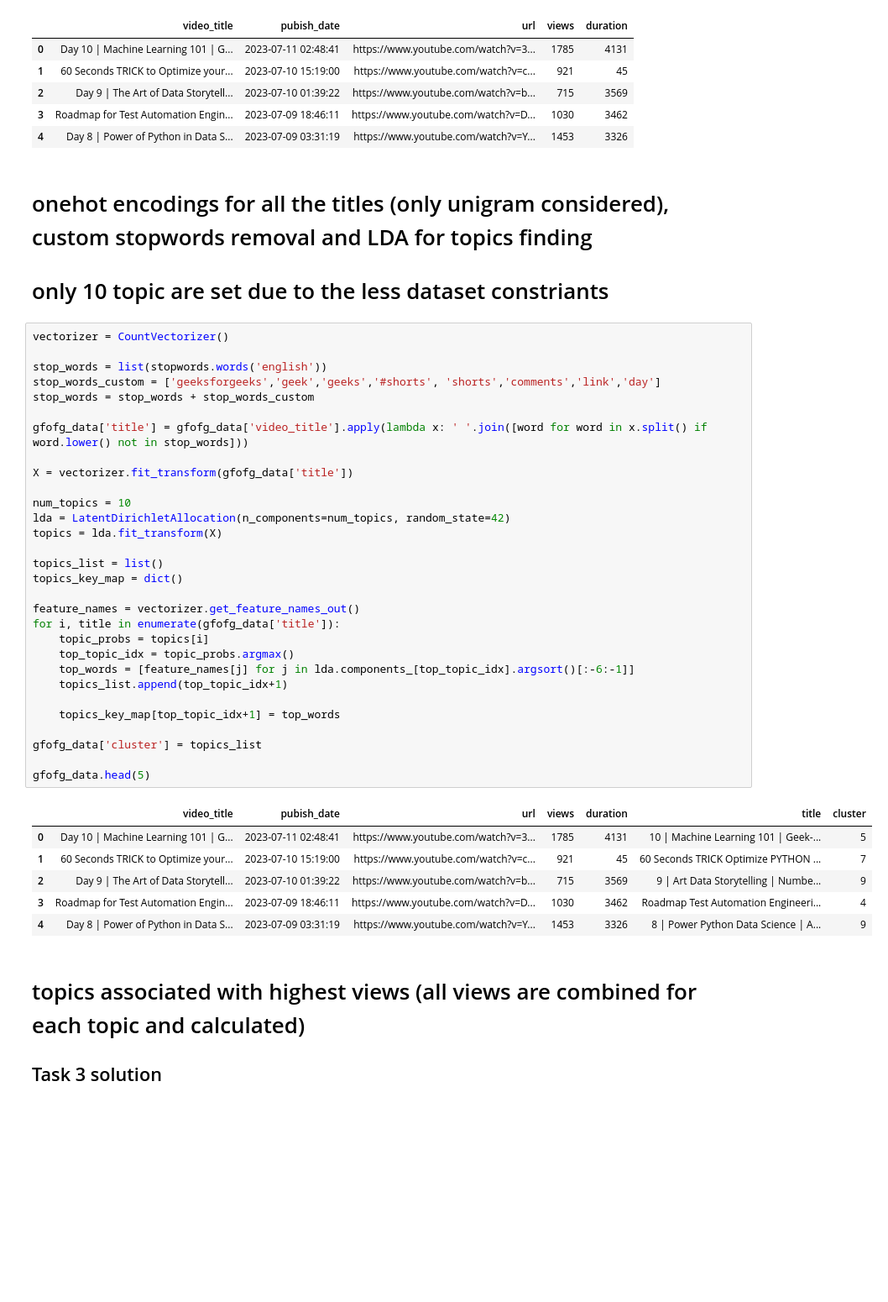
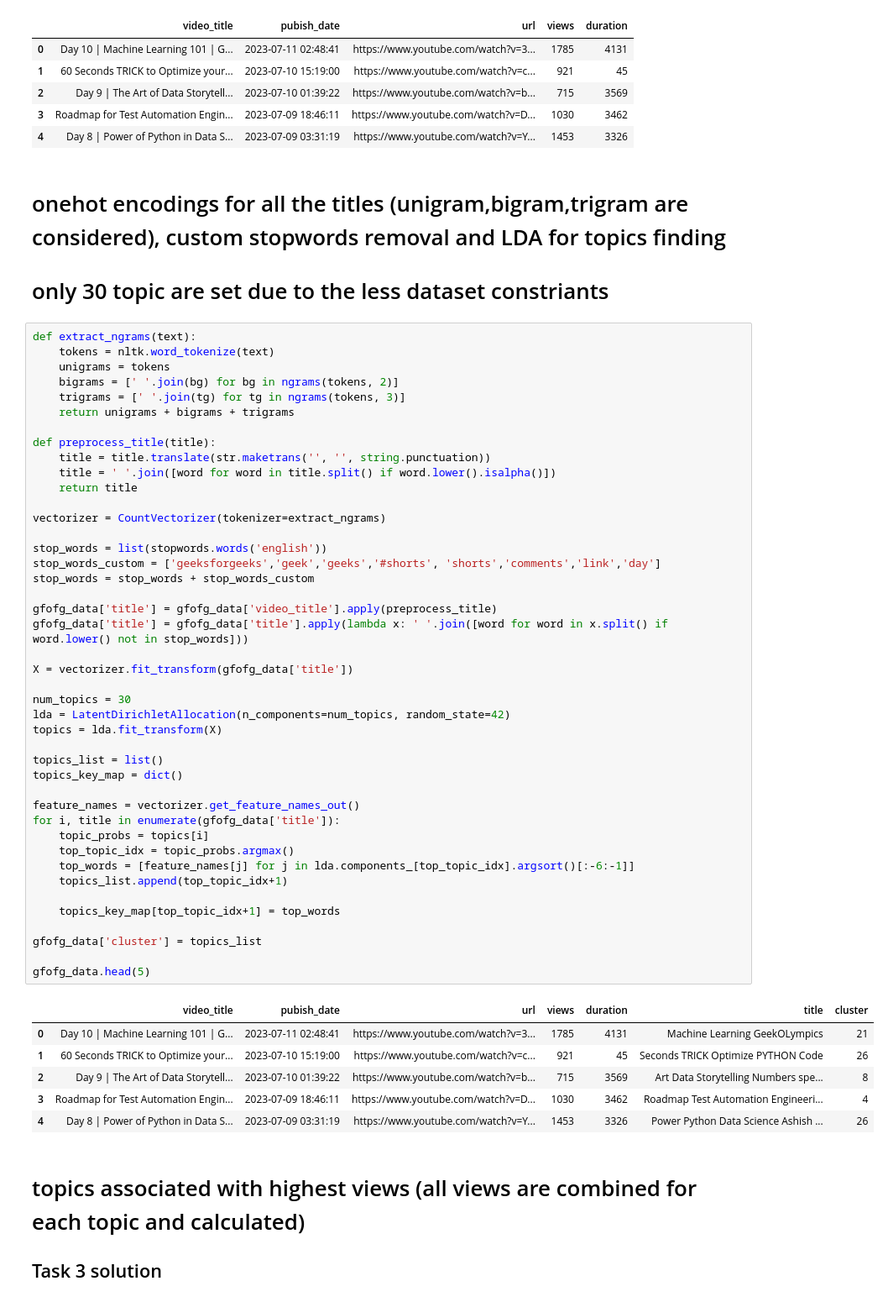
Before and after one commit to yasat/GeeksForGeeksHackthon_submission_2023, a Jupyter notebook: problem_2_geeksforgeeks_youtube.ipynb, the cells around one changed output. Shown: that part at 84% size. Saved outputs shown, nothing was run; the diff lists cells and outputs as text; blank space fills up the shorter version.

```diff
--- a/problem_2_geeksforgeeks_youtube.ipynb
+++ b/problem_2_geeksforgeeks_youtube.ipynb
@@ -136,46 +138,59 @@ gfofg_data.head()
 | 3 | Roadmap for Test Automation Engin... | 2023-07-09 18:46:11 | https://www.youtube.com/watch?v=D... | 1030 | 3462 |
 | 4 | Day 8 | Power of Python in Data S... | 2023-07-09 03:31:19 | https://www.youtube.com/watch?v=Y... | 1453 | 3326 |
 # %% [markdown]
-# onehot encodings for all the titles (only unigram considered), custom stopwords removal and LDA for topics finding
+# onehot encodings for all the titles (unigram,bigram,trigram are considered), custom stopwords removal and LDA for topics finding
 
-# only 10 topic are set due to the less dataset constriants
+# only 30 topic are set due to the less dataset constriants
 # %%
-vectorizer = CountVectorizer()
+def extract_ngrams(text):
+    tokens = nltk.word_tokenize(text)
+    unigrams = tokens
+    bigrams = [' '.join(bg) for bg in ngrams(tokens, 2)]
+    trigrams = [' '.join(tg) for tg in ngrams(tokens, 3)]
+    return unigrams + bigrams + trigrams
+
+def preprocess_title(title):
+    title = title.translate(str.maketrans('', '', string.punctuation))
+    title = ' '.join([word for word in title.split() if word.lower().isalpha()])
+    return title
+
+vectorizer = CountVectorizer(tokenizer=extract_ngrams)
 
 stop_words = list(stopwords.words('english'))
 stop_words_custom = ['geeksforgeeks','geek','geeks','#shorts', 'shorts','comments','link','day']
 stop_words = stop_words + stop_words_custom
 
-gfofg_data['title'] = gfofg_data['video_title'].apply(lambda x: ' '.join([word for word in x.split() if word.lower() not in stop_words]))
+gfofg_data['title'] = gfofg_data['video_title'].apply(preprocess_title)
+gfofg_data['title'] = gfofg_data['title'].apply(lambda x: ' '.join([word for word in x.split() if word.lower() not in stop_words]))
 
 X = vectorizer.fit_transform(gfofg_data['title'])
 
-num_topics = 10
+num_topics = 30
 lda = LatentDirichletAllocation(n_components=num_topics, random_state=42)
 topics = lda.fit_transform(X)
 
 topics_list = list()
 topics_key_map = dict()
 
 feature_names = vectorizer.get_feature_names_out()
 for i, title in enumerate(gfofg_data['title']):
     topic_probs = topics[i]
     top_topic_idx = topic_probs.argmax()
     top_words = [feature_names[j] for j in lda.components_[top_topic_idx].argsort()[:-6:-1]]
     topics_list.append(top_topic_idx+1)
 
     topics_key_map[top_topic_idx+1] = top_words
 
 gfofg_data['cluster'] = topics_list
 
 gfofg_data.head(5)
 # %% [output]
 |  | video_title | pubish_date | url | views | duration | title | cluster |
-| 0 | Day 10 | Machine Learning 101 | G... | 2023-07-11 02:48:41 | https://www.youtube.com/watch?v=3... | 1785 | 4131 | 10 | Machine Learning 101 | Geek-... | 5 |
-| 1 | 60 Seconds TRICK to Optimize your... | 2023-07-10 15:19:00 | https://www.youtube.com/watch?v=c... | 921 | 45 | 60 Seconds TRICK Optimize PYTHON ... | 7 |
-| 2 | Day 9 | The Art of Data Storytell... | 2023-07-10 01:39:22 | https://www.youtube.com/watch?v=b... | 715 | 3569 | 9 | Art Data Storytelling | Numbe... | 9 |
+| 0 | Day 10 | Machine Learning 101 | G... | 2023-07-11 02:48:41 | https://www.youtube.com/watch?v=3... | 1785 | 4131 | Machine Learning GeekOLympics | 21 |
+| 1 | 60 Seconds TRICK to Optimize your... | 2023-07-10 15:19:00 | https://www.youtube.com/watch?v=c... | 921 | 45 | Seconds TRICK Optimize PYTHON Code | 26 |
+| 2 | Day 9 | The Art of Data Storytell... | 2023-07-10 01:39:22 | https://www.youtube.com/watch?v=b... | 715 | 3569 | Art Data Storytelling Numbers spe... | 8 |
 | 3 | Roadmap for Test Automation Engin... | 2023-07-09 18:46:11 | https://www.youtube.com/watch?v=D... | 1030 | 3462 | Roadmap Test Automation Engineeri... | 4 |
-| 4 | Day 8 | Power of Python in Data S... | 2023-07-09 03:31:19 | https://www.youtube.com/watch?v=Y... | 1453 | 3326 | 8 | Power Python Data Science | A... | 9 |
+| 4 | Day 8 | Power of Python in Data S... | 2023-07-09 03:31:19 | https://www.youtube.com/watch?v=Y... | 1453 | 3326 | Power Python Data Science Ashish ... | 26 |
 # %% [markdown]
 # topics associated with highest views (all views are combined for each topic and calculated)
 
```
Also changed, not shown: parts of 3 cells of this notebook.
